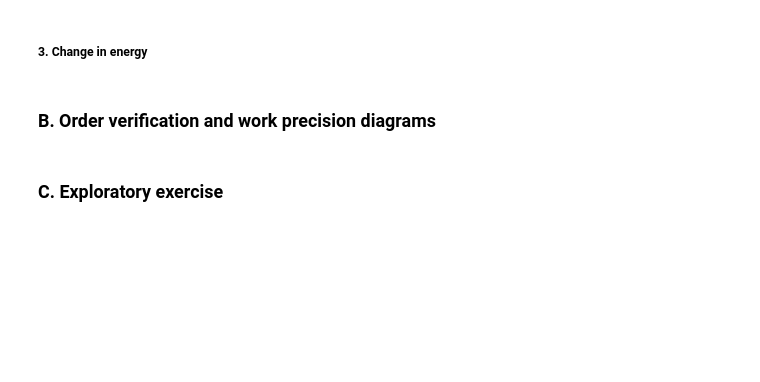
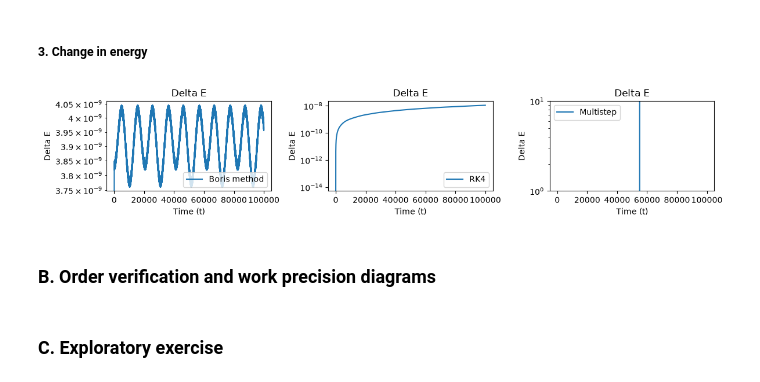
Before and after one commit to einaraarnaes/Project_2_TMA4215, a Jupyter notebook: report.ipynb, the cells around one changed output. Cells and saved outputs as stored; diff of their text form; code cells hidden in the pictures; blank space fills up the shorter version.

```diff
--- a/report.ipynb
+++ b/report.ipynb
@@ -374,3 +421,8 @@ t_T_multi, x_T_multi, v_T_multi = multistep(x_0_T, v_0_T, T, h, A_T, div_U_T)
+# %%
+# Energy changes
+delta_E_T_boris = delta_E(x_T_boris, v_T_boris, U_T)
+delta_E_T_RK = delta_E(x_T_RK, v_T_RK, U_T)
+delta_E_T_multi = delta_E(x_T_multi, v_T_multi, U_T)
 # %% [markdown]
 ##### 1. Trajectories
 # %%
@@ -397,5 +467,19 @@ plt.show()
 # %% [markdown]
 ##### 3. Change in energy
+# %%
+fig, axs = plt.subplots(nrows = 1, ncols = 3, figsize = (12, 2.5))
+axs[0].semilogy(t_T_reference, delta_E_T_boris, label = "Boris method")
+axs[1].semilogy(t_T_reference, delta_E_T_RK, label = "RK4")
+axs[2].semilogy(t_T_reference, delta_E_T_multi, label = "Multistep")
+
+for ax in axs:
+    ax.set(xlabel = "Time (t)", ylabel = "Delta E", title = "Delta E")
+    ax.legend()
+
+plt.tight_layout()
+plt.show()
+# %% [output]
+[figure, added]
 # %% [markdown]
 ### B. Order verification and work precision diagrams
 # %% [markdown]
```
Also changed, not shown: parts of 12 cells of this notebook.
